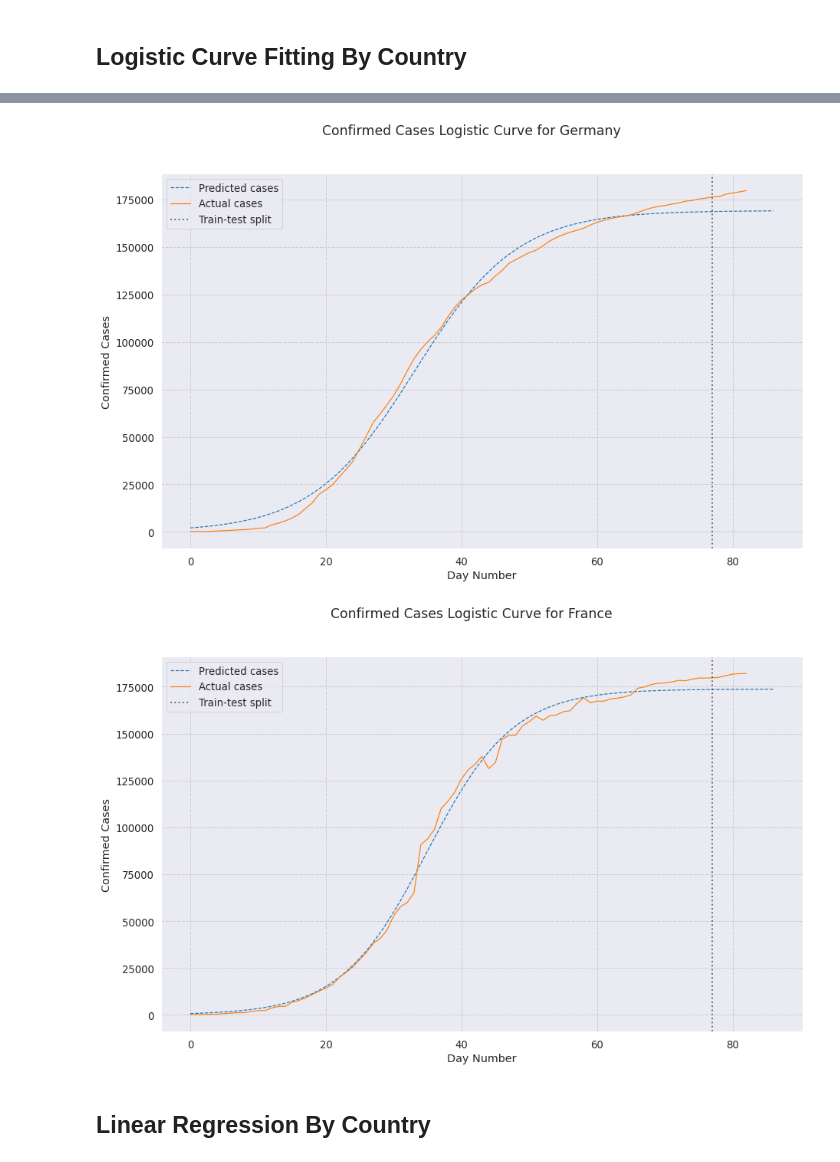
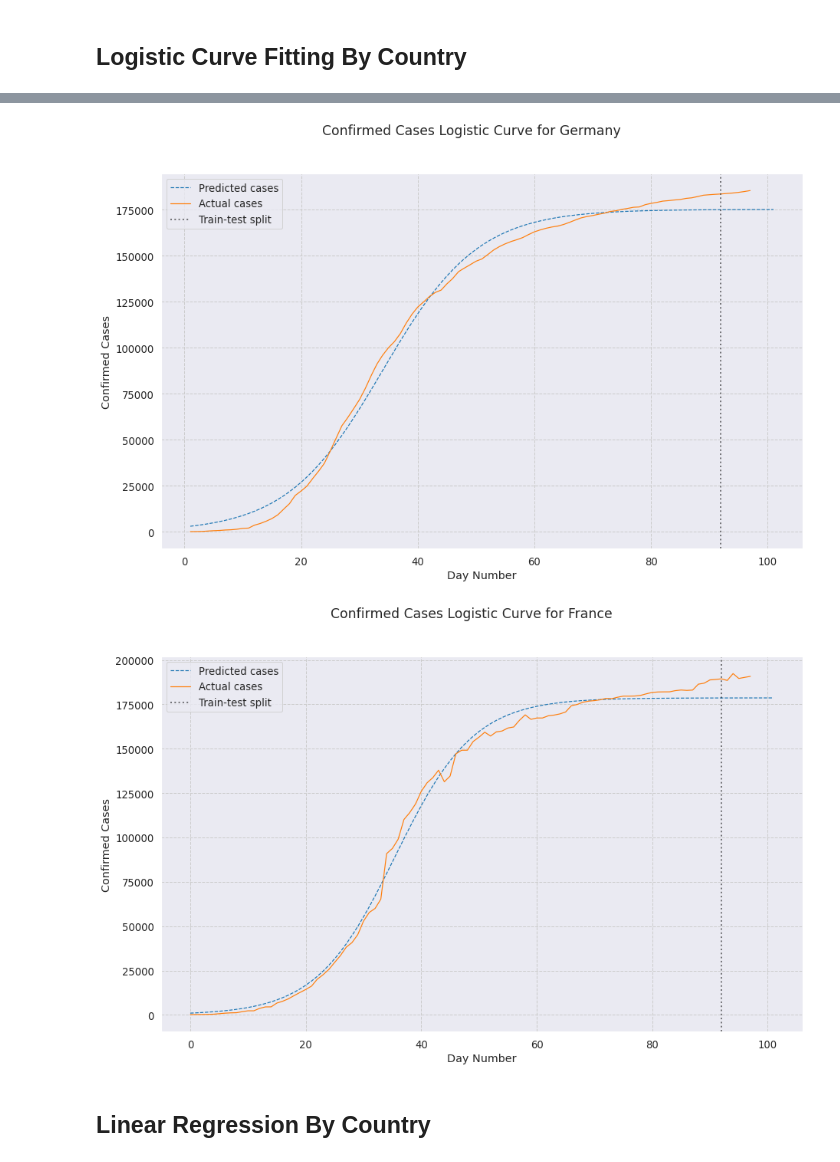
Before and after one commit to rdcolema/covid19-tracking, a Jupyter notebook: covid_forecasting.ipynb, the cells around one changed output, grey strips where cells are left out. Drawn from its saved outputs; the diff is of its cells as text; code cells hidden in the pictures.

```diff
--- a/covid_forecasting.ipynb
+++ b/covid_forecasting.ipynb
@@ -31,7 +31,7 @@ DATA_DIR = "csse_covid_19_daily_reports/"
 
 # Dates to model
 MIN_DATE = '2020-03-01'
-MAX_DATE = '2020-05-22'
+MAX_DATE = '2020-06-06'
 DATE_LIST = pd.date_range(MIN_DATE, MAX_DATE).strftime('%Y-%m-%d').tolist()
 
 # Individual countries to model
@@ -148,9 +148,9 @@ def plot_logistic(df, country_name, extrapolate=5, holdout=5):
 # %%
 #### Starting oubteak day number for logistic curves
 LOGISTIC_START_DAYS = {
-    "US": 1,
+    "US": 3,
     "Italy": 0,
-    "Germany": 0,
+    "Germany": 1,
     "France": 0
 }
 
@@ -162,5 +162,5 @@ for country_name in MODEL_COUNTRIES:
-[figure, old version]
+[figure, new version]
-[figure, old version]
+[figure, new version]
 # %% [markdown]
 ## Linear Regression By Country
 # %%
```
Also changed, not shown: parts of 4 cells of this notebook, 17 other files.
